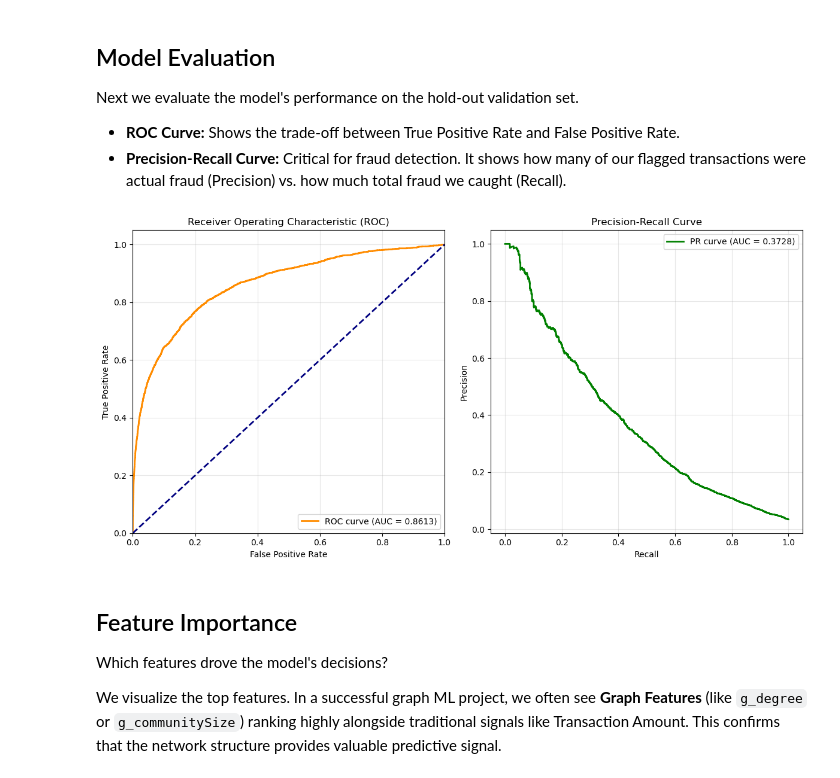
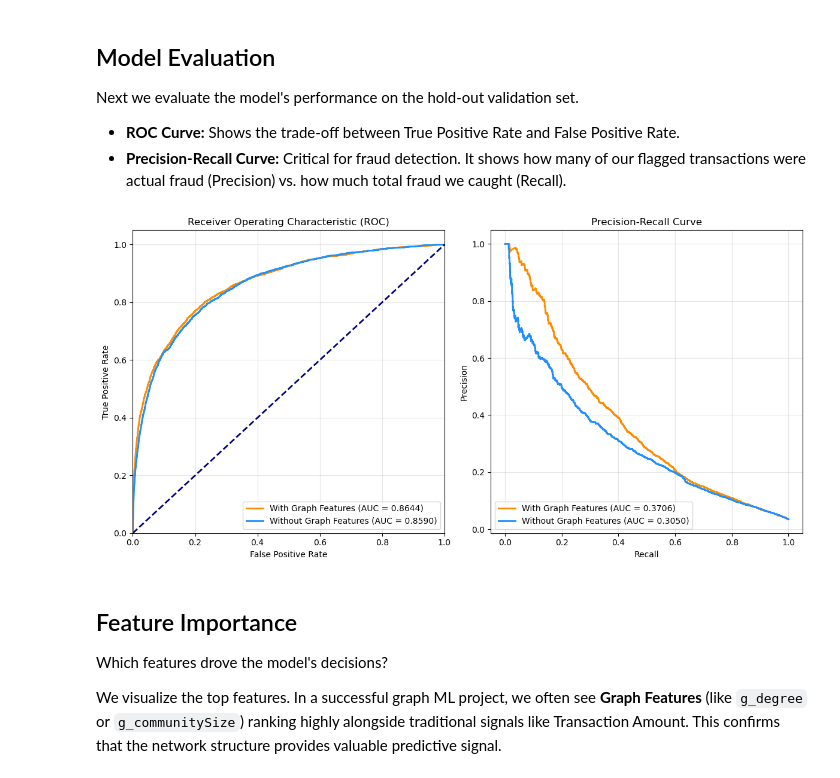
Before and after one commit to pedroleitao-neo4j/finance-ieee-cis-fraud, a Jupyter notebook: train_evaluate.ipynb, the cells around one changed output. Cells and saved outputs as stored; diff of their text form; code cells hidden in the pictures.

Commit message:
Now with different metrics for with/without graph features

```diff
--- a/train_evaluate.ipynb
+++ b/train_evaluate.ipynb
@@ -472,43 +482,54 @@ Next we evaluate the model's performance on the hold-out validation set.
 - **Precision-Recall Curve:** Critical for fraud detection. It shows how many of our flagged transactions were actual fraud (Precision) vs. how much total fraud we caught (Recall).
 # %%
 from sklearn.metrics import roc_curve, auc, precision_recall_curve, average_precision_score
-
-# Get predictions for the validation set
-val_probs = model.predict_proba(X_val)[:, 1]
-
-fpr, tpr, _ = roc_curve(y_val, val_probs)
-roc_auc = auc(fpr, tpr)
-
-precision, recall, _ = precision_recall_curve(y_val, val_probs)
-pr_auc = average_precision_score(y_val, val_probs)
+import matplotlib.pyplot as plt
 
 plt.figure(figsize=(12, 6))
 
-# Plot ROC
+# Define models to compare
+# Assuming model_with_graph and model_no_graph were trained in the previous cell
+models_to_plot = [
+    ('With Graph Features', model_with_graph, X_val),
+    ('Without Graph Features', model_no_graph, X_val_no_graph)
+]
+
+colors = ['darkorange', 'dodgerblue']
+
+# 1. ROC Curve
 plt.subplot(1, 2, 1)
-plt.plot(fpr, tpr, color='darkorange', lw=2, label=f'ROC curve (AUC = {roc_auc:.4f})')
+for i, (name, m, x_v) in enumerate(models_to_plot):
+    val_probs = m.predict_proba(x_v)[:, 1]
+    fpr, tpr, _ = roc_curve(y_val, val_probs)
+    roc_auc = auc(fpr, tpr)
+    plt.plot(fpr, tpr, color=colors[i], lw=2, label=f'{name} (AUC = {roc_auc:.4f})')
+
 plt.plot([0, 1], [0, 1], color='navy', lw=2, linestyle='--')
 plt.xlim([0.0, 1.0])
 plt.ylim([0.0, 1.05])
 plt.xlabel('False Positive Rate')
 plt.ylabel('True Positive Rate')
 plt.title('Receiver Operating Characteristic (ROC)')
 plt.legend(loc="lower right")
 plt.grid(True, alpha=0.3)
 
-# Plot Precision-Recall
+# 2. Precision-Recall Curve
 plt.subplot(1, 2, 2)
-plt.plot(recall, precision, color='green', lw=2, label=f'PR curve (AUC = {pr_auc:.4f})')
+for i, (name, m, x_v) in enumerate(models_to_plot):
+    val_probs = m.predict_proba(x_v)[:, 1]
+    precision, recall, _ = precision_recall_curve(y_val, val_probs)
+    pr_auc = average_precision_score(y_val, val_probs)
+    plt.plot(recall, precision, color=colors[i], lw=2, label=f'{name} (AUC = {pr_auc:.4f})')
+
 plt.xlabel('Recall')
 plt.ylabel('Precision')
 plt.title('Precision-Recall Curve')
-plt.legend(loc="upper right")
+plt.legend(loc="lower left")
 plt.grid(True, alpha=0.3)
 
 plt.tight_layout()
 plt.show()
 # %% [output]
-[figure, old version]
+[figure, new version]
 # %% [markdown]
 ## Feature Importance
 
```
Also changed, not shown: parts of 4 cells of this notebook, 1 other file.
